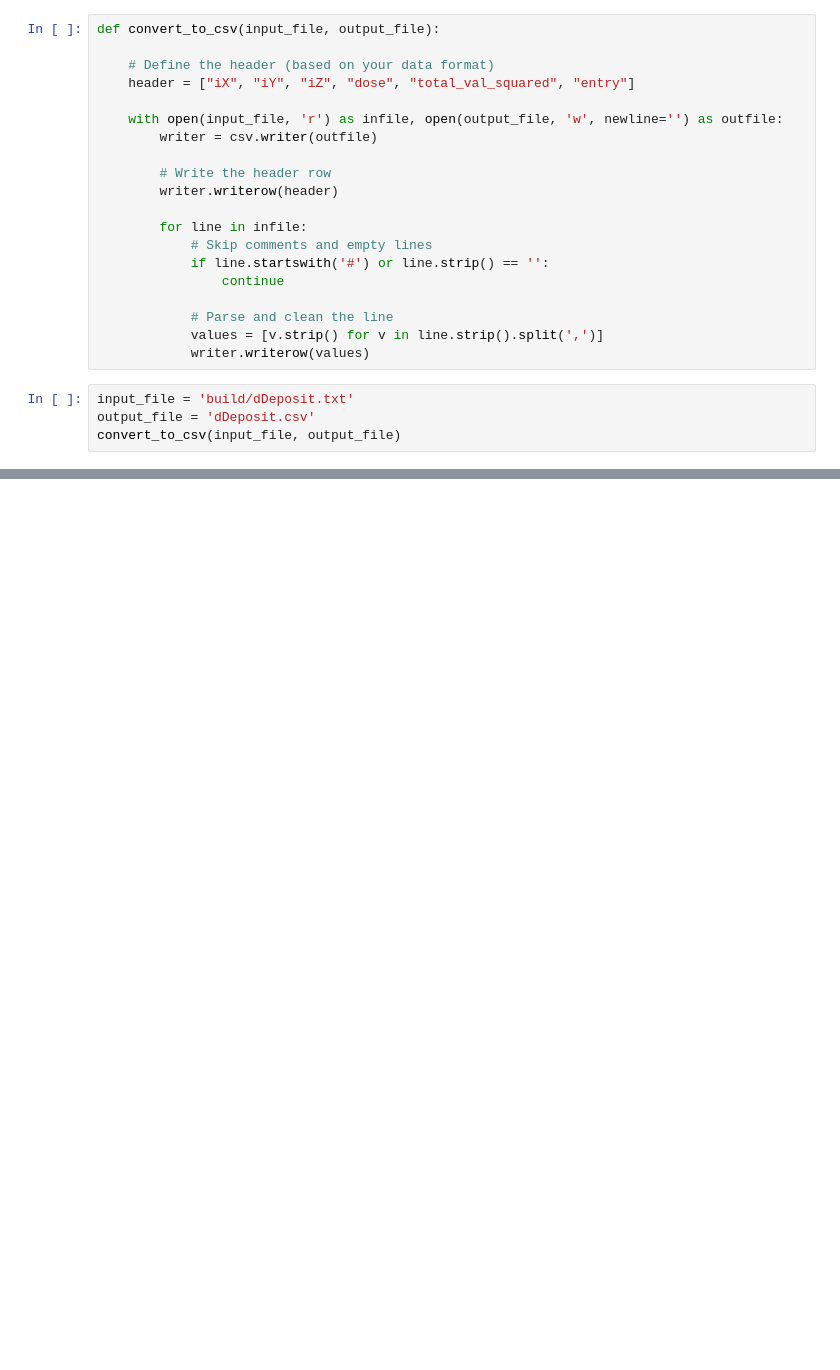
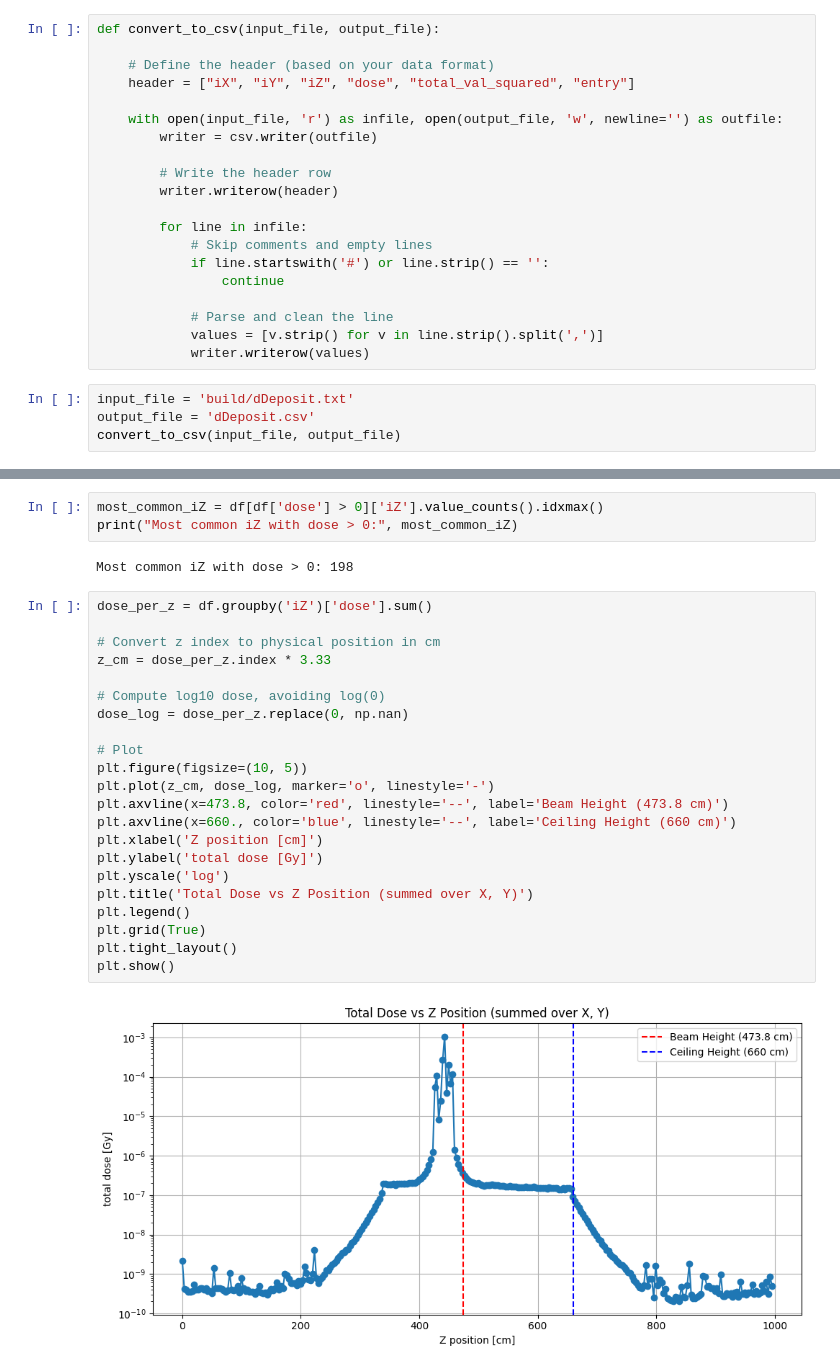
Before and after one commit to waleey/RE03, a Jupyter notebook: analysis.ipynb, the cells around one changed output, grey strips where cells are left out. Cells and saved outputs as stored; diff of their text form; blank space fills up the shorter version.

```diff
--- a/analysis.ipynb
+++ b/analysis.ipynb
@@ -33,0 +40,29 @@ df['iZ'][df['dose'] > 0].hist(bins=100, alpha=0.5, color='blue', label='dose > 0
+# %%
+most_common_iZ = df[df['dose'] > 0]['iZ'].value_counts().idxmax()
+print("Most common iZ with dose > 0:", most_common_iZ)
+# %% [output]
+Most common iZ with dose > 0: 198
+# %%
+dose_per_z = df.groupby('iZ')['dose'].sum()
+
+# Convert z index to physical position in cm
+z_cm = dose_per_z.index * 3.33
+
+# Compute log10 dose, avoiding log(0)
+dose_log = dose_per_z.replace(0, np.nan)
+
+# Plot
+plt.figure(figsize=(10, 5))
+plt.plot(z_cm, dose_log, marker='o', linestyle='-')
+plt.axvline(x=473.8, color='red', linestyle='--', label='Beam Height (473.8 cm)')
+plt.axvline(x=660., color='blue', linestyle='--', label='Ceiling Height (660 cm)')
+plt.xlabel('Z position [cm]')
+plt.ylabel('total dose [Gy]')
+plt.yscale('log')
+plt.title('Total Dose vs Z Position (summed over X, Y)')
+plt.legend()
+plt.grid(True)
+plt.tight_layout()
+plt.show()
+# %% [output]
+[figure, added]
```
Also changed, not shown: parts of 10 cells of this notebook, 7 other files.
